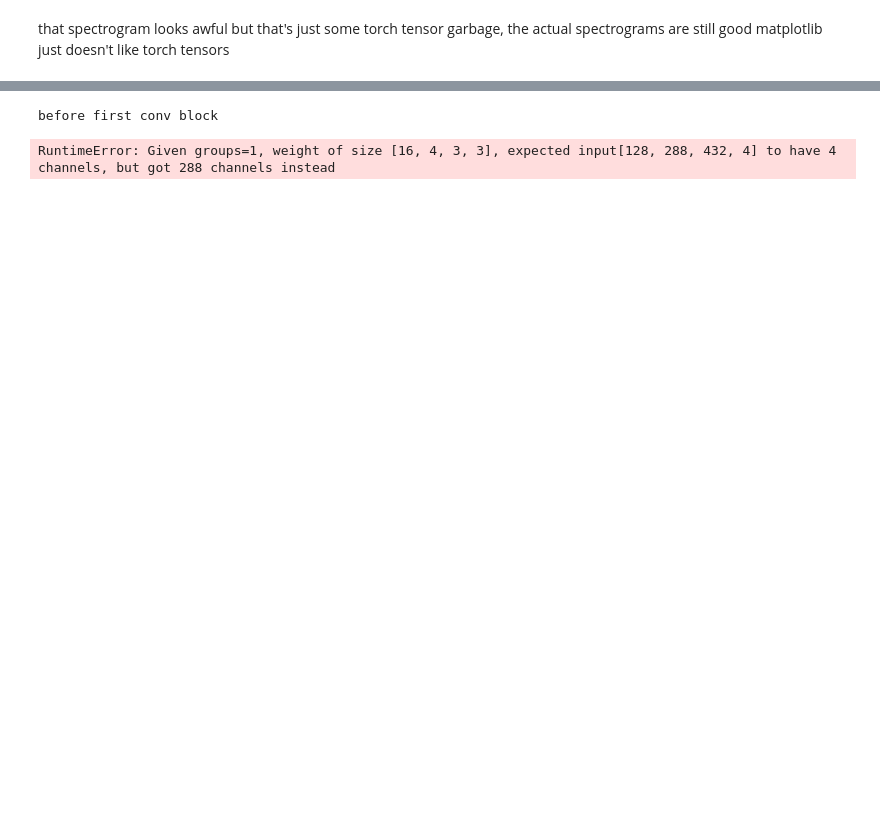
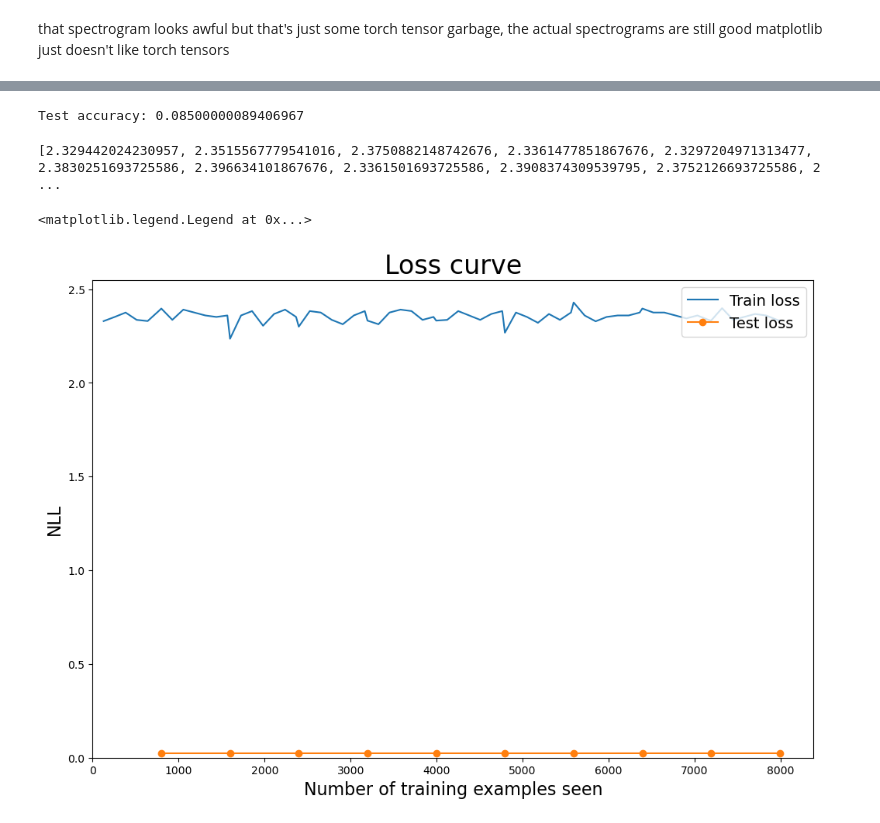
Before and after one commit to b-wesley/song-classification, a Jupyter notebook: song_classification.ipynb, the cells around one changed output, grey strips where cells are left out. Drawn from its saved outputs; the diff is of its cells as text; code cells hidden in the pictures; blank space fills up the shorter version.

Commit message:
implemented spectrogram model, trains but does not learn

```diff
--- a/song_classification.ipynb
+++ b/song_classification.ipynb
@@ -266,6 +287,9 @@ def train_one_epoch(train_loader, model, device, optimizer, log_interval, epoch)
 
         optimizer.zero_grad()
         output = model(img)
+
+        #print(output.shape)
+        #print(label.shape)
 
         criterion = nn.CrossEntropyLoss()
         loss = criterion(output, label)
@@ -295,8 +319,18 @@ def test_one_epoch(test_loader, model, device):
             output = model(img)
 
             pred = output.data.max(1, keepdim=True)[1] # Get index of largest log-probability and use that as prediction
-            num_correct += pred.eq(label.data.view_as(pred)).sum()
+
+            #print(pred)
+
+            label_idx = label.data.max(1, keepdim=True)[1]
+
+
+            #print(label)
+            num_correct += pred.eq(label_idx.data.view_as(pred)).sum()
             criterion = nn.CrossEntropyLoss()
+
+            #print(output.shape)
+            #print(label.shape)
             test_loss += criterion(output, label)
 
             # ------------------
@@ -308,12 +342,12 @@ train_loader = spec_train_dl
 test_loader = spec_test_dl
 
 # Hyperparameters
-lr = 0.001
-max_epochs=10
+lr = 0.01
+max_epochs = 10
 gamma = 0.95
 
 # Recording data
-log_interval = 100
+log_interval = 1
 
 # Instantiate optimizer (model was created in previous cell)
 optimizer = torch.optim.SGD(model.parameters(), lr=lr)
@@ -334,5 +368,22 @@ for epoch in trange(max_epochs, leave=True, desc='Epochs'):
 
 print(f"Test accuracy: {test_correct[-1]/len(test_loader.dataset)}")
 # %% [output]
-before first conv block
+Test accuracy: 0.08500000089406967
-RuntimeError: Given groups=1, weight of size [16, 4, 3, 3], expected input[128, 288, 432, 4] to have 4 channels, but got 288 channels instead
+# %%
+print(train_losses)
+# %% [output]
+[2.329442024230957, 2.3515567779541016, 2.3750882148742676, 2.3361477851867676, 2.3297204971313477, 2.3830251693725586, 2.396634101867676, 2.3361501693725586, 2.3908374309539795, 2.3752126693725586, 2 ...
+# %%
+fig = plt.figure(figsize=(12,8))
+plt.plot(train_counter, train_losses, label='Train loss')
+plt.plot([i * len(train_loader.dataset) for i in range(1, max_epochs + 1)],
+         test_losses, label='Test loss', marker='o')
+plt.xlim(left=0)
+plt.ylim(bottom=0)
+plt.title('Loss curve', fontsize=24)
+plt.xlabel('Number of training examples seen', fontsize=16)
+plt.ylabel('NLL', fontsize=16)
+plt.legend(loc='upper right', fontsize=14)
+# %% [output]
+<matplotlib.legend.Legend at 0x...>
+[figure, added]
```
Also changed, not shown: parts of 6 cells of this notebook.
